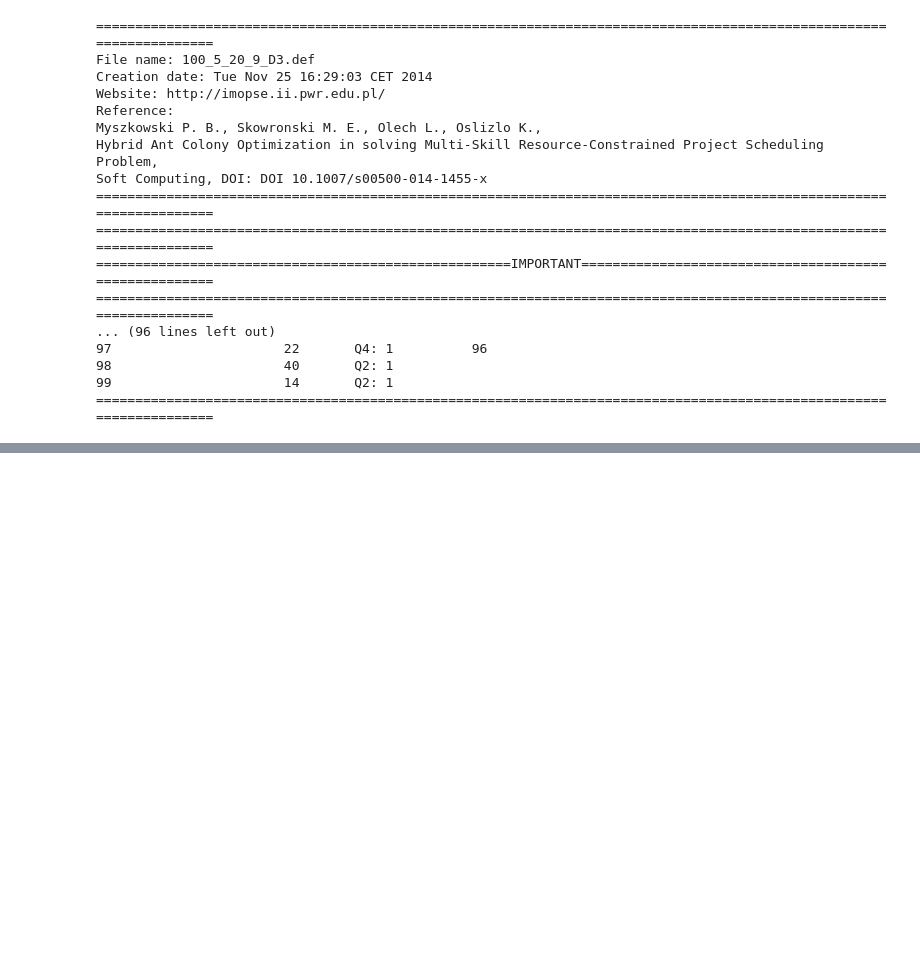
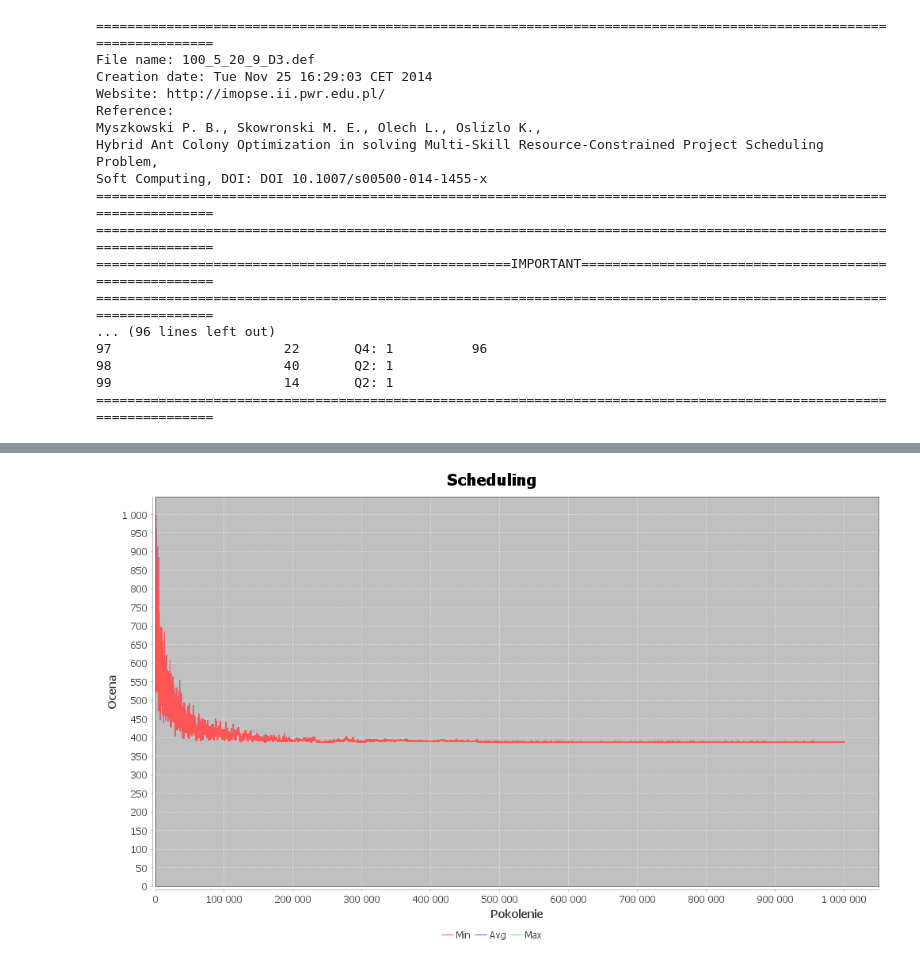
Before and after one commit to ignac8/msrcpsp, a Jupyter notebook: docs/ds.ipynb, the cells around one changed output, grey strips where cells are left out. Saved outputs shown, nothing was run; the diff lists cells and outputs as text; code cells hidden in the pictures; blank space fills up the shorter version.

```diff
--- a/docs/ds.ipynb
+++ b/docs/ds.ipynb
@@ -76,0 +92,4 @@ solver.toGraph().createBufferedImage(1000, 600)
+# %%
+simulatedAnnealingSolver.toGraph().createBufferedImage(1000, 600)
+# %% [output]
+[figure, added]
```
Also changed, not shown: parts of 10 cells of this notebook, 5 other files.
